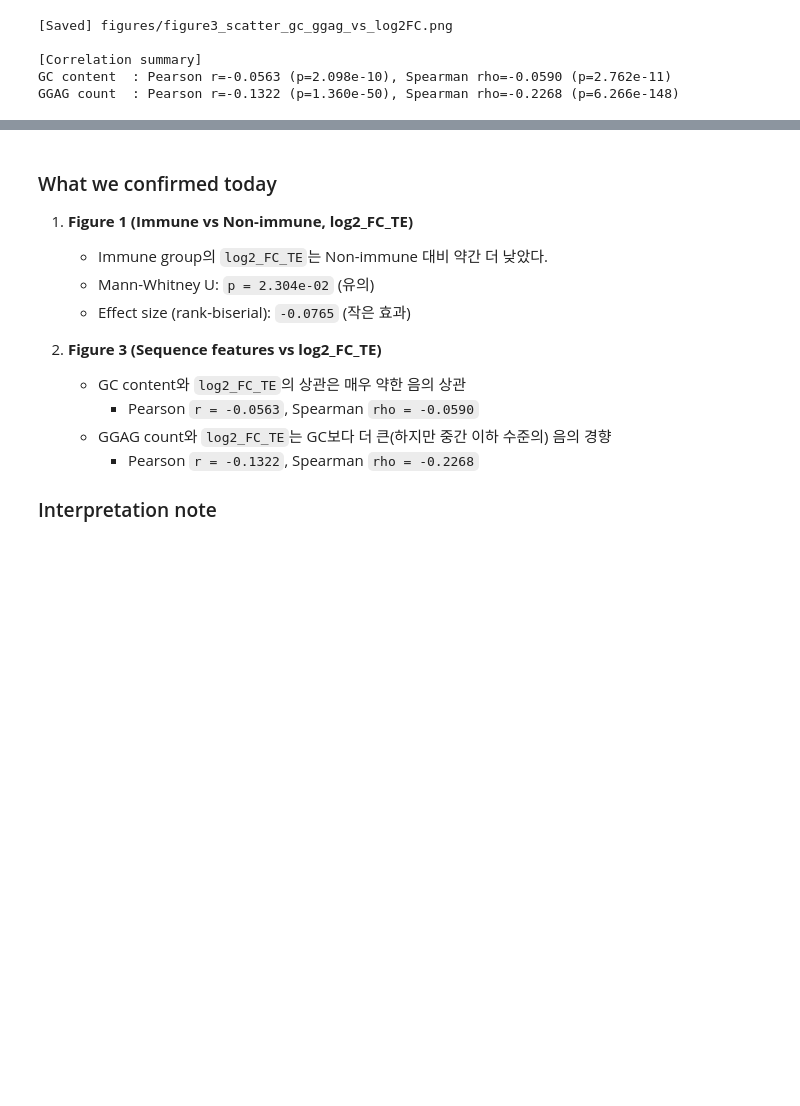
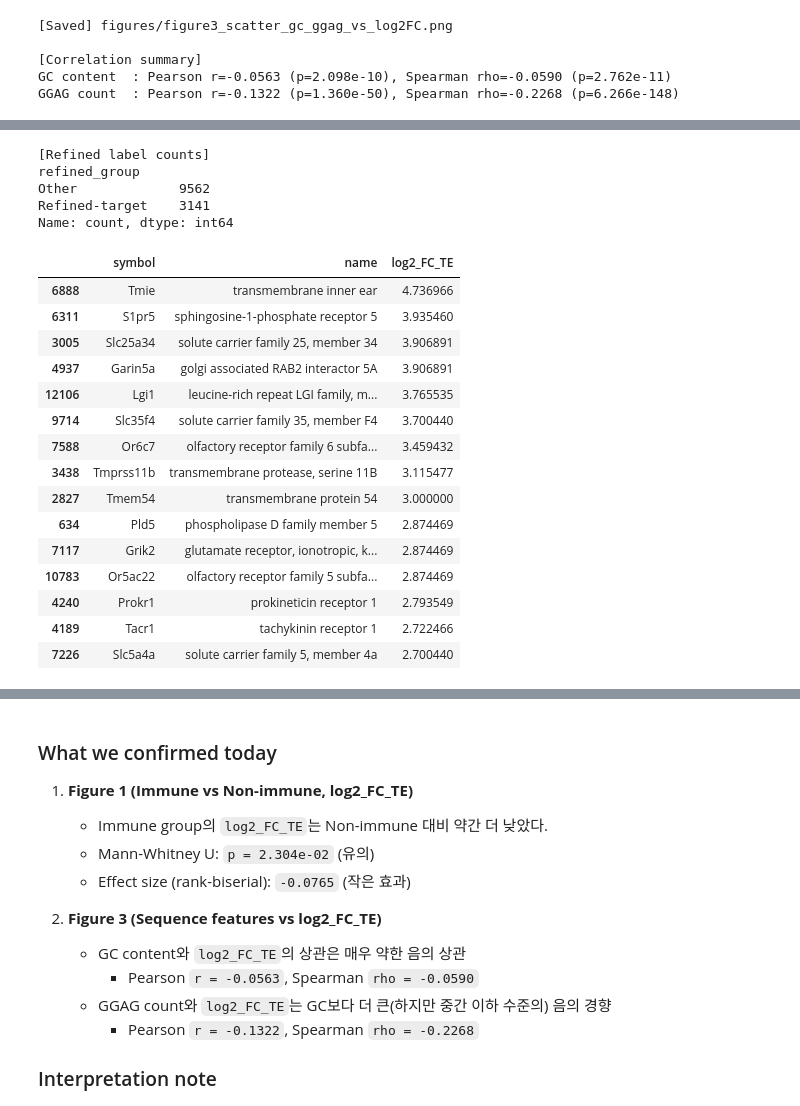
Before and after one commit to fluffyThor/Bioinfo1_project, a Jupyter notebook: my-own-analysis.ipynb, the cells around one changed output, grey strips where cells are left out. Drawn from its saved outputs; the diff is of its cells as text; code cells hidden in the pictures; blank space fills up the shorter version.

```diff
--- a/my-own-analysis.ipynb
+++ b/my-own-analysis.ipynb
@@ -663,0 +674,64 @@ GGAG count  : Pearson r=-0.1322 (p=1.360e-50), Spearman rho=-0.2268 (p=6.266e-14
+# %%
+import re
+import numpy as np
+import pandas as pd
+
+# master_df가 없으면 파일에서 다시 로드
+if 'master_df' not in globals():
+    master_df = pd.read_csv('processed_master_table.csv')
+
+# 텍스트 컬럼 안전 처리
+for col in ['symbol', 'name']:
+    if col not in master_df.columns:
+        master_df[col] = ''
+
+# 가설 직결 키워드 세트
+refined_keywords = [
+    # MHC-I / antigen presentation
+    'mhc', 'histocompatibility', 'h2-', 'h2 ', 'antigen presentation', 'tap1', 'tap2', 'b2m',
+    # membrane / cell surface
+    'membrane', 'cell surface', 'transmembrane', 'receptor', 'glycoprotein',
+    # ER / secretory pathway
+    'endoplasmic reticulum', 'er ', 'golgi', 'secreted', 'secretion', 'vesicle'
+]
+
+pattern = re.compile('|'.join(re.escape(k) for k in refined_keywords), flags=re.IGNORECASE)
+
+def is_refined_target(row):
+    text = f"{row.get('symbol', '')} {row.get('name', '')}".lower()
+    return bool(pattern.search(text))
+
+master_df['is_refined_target'] = master_df.apply(is_refined_target, axis=1)
+master_df['refined_group'] = np.where(master_df['is_refined_target'], 'Refined-target', 'Other')
+
+# 분포/개수 확인
+print('[Refined label counts]')
+print(master_df['refined_group'].value_counts())
+
+display(
+    master_df.loc[master_df['is_refined_target'], ['symbol', 'name', 'log2_FC_TE']]
+    .sort_values('log2_FC_TE', ascending=False)
+    .head(15)
+)
+# %% [output]
+[Refined label counts]
+refined_group
+Other             9562
+Refined-target    3141
+Name: count, dtype: int64
+|  | symbol | name | log2_FC_TE |
+| 6888 | Tmie | transmembrane inner ear | 4.736966 |
+| 6311 | S1pr5 | sphingosine-1-phosphate receptor 5 | 3.935460 |
+| 3005 | Slc25a34 | solute carrier family 25, member 34 | 3.906891 |
+| 4937 | Garin5a | golgi associated RAB2 interactor 5A | 3.906891 |
+| 12106 | Lgi1 | leucine-rich repeat LGI family, m... | 3.765535 |
+| 9714 | Slc35f4 | solute carrier family 35, member F4 | 3.700440 |
+| 7588 | Or6c7 | olfactory receptor family 6 subfa... | 3.459432 |
+| 3438 | Tmprss11b | transmembrane protease, serine 11B | 3.115477 |
+| 2827 | Tmem54 | transmembrane protein 54 | 3.000000 |
+| 634 | Pld5 | phospholipase D family member 5 | 2.874469 |
+| 7117 | Grik2 | glutamate receptor, ionotropic, k... | 2.874469 |
+| 10783 | Or5ac22 | olfactory receptor family 5 subfa... | 2.874469 |
+| 4240 | Prokr1 | prokineticin receptor 1 | 2.793549 |
+| 4189 | Tacr1 | tachykinin receptor 1 | 2.722466 |
+| 7226 | Slc5a4a | solute carrier family 5, member 4a | 2.700440 |
```
Also changed, not shown: parts of 6 cells of this notebook, 3 other files.
